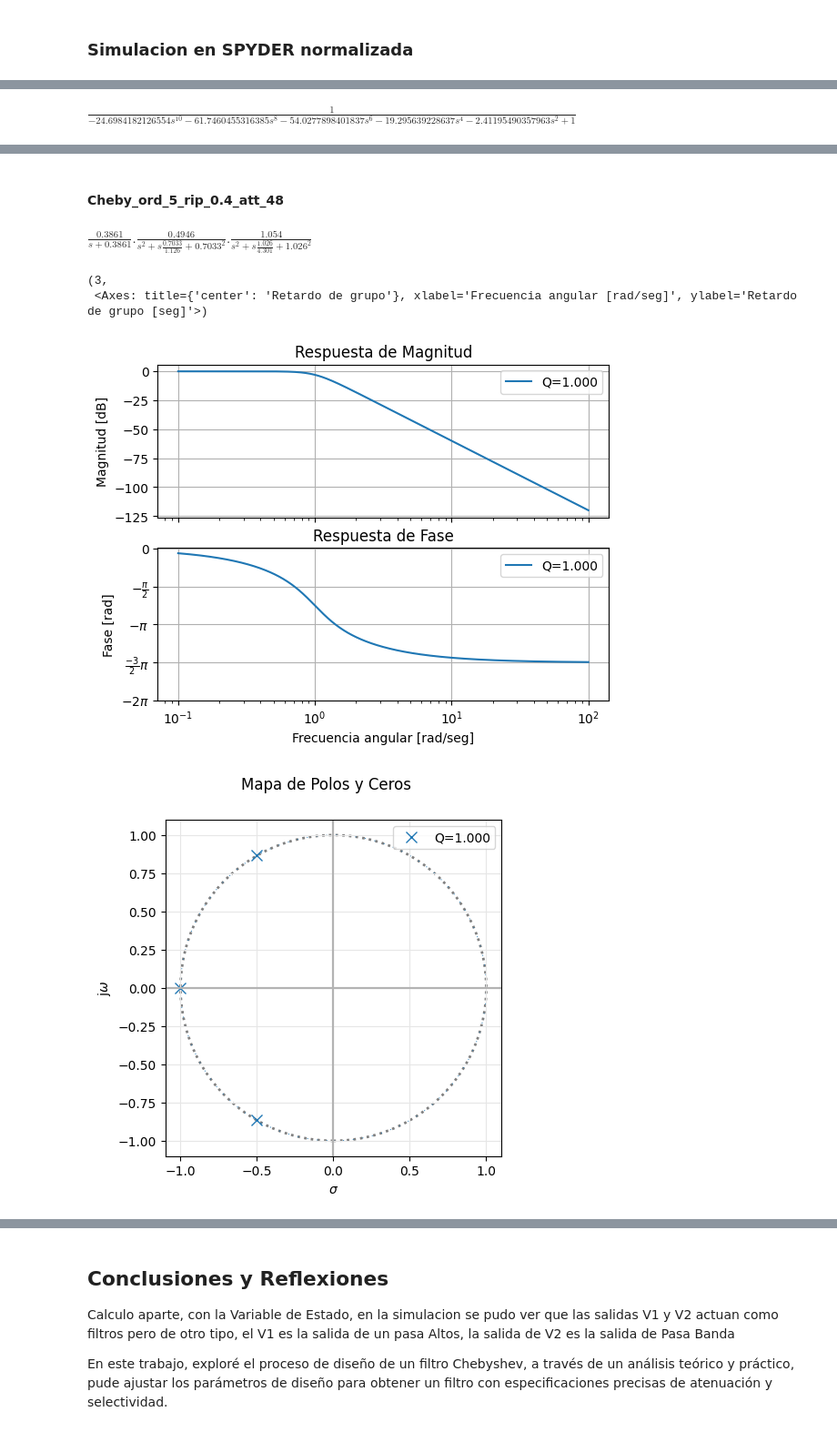
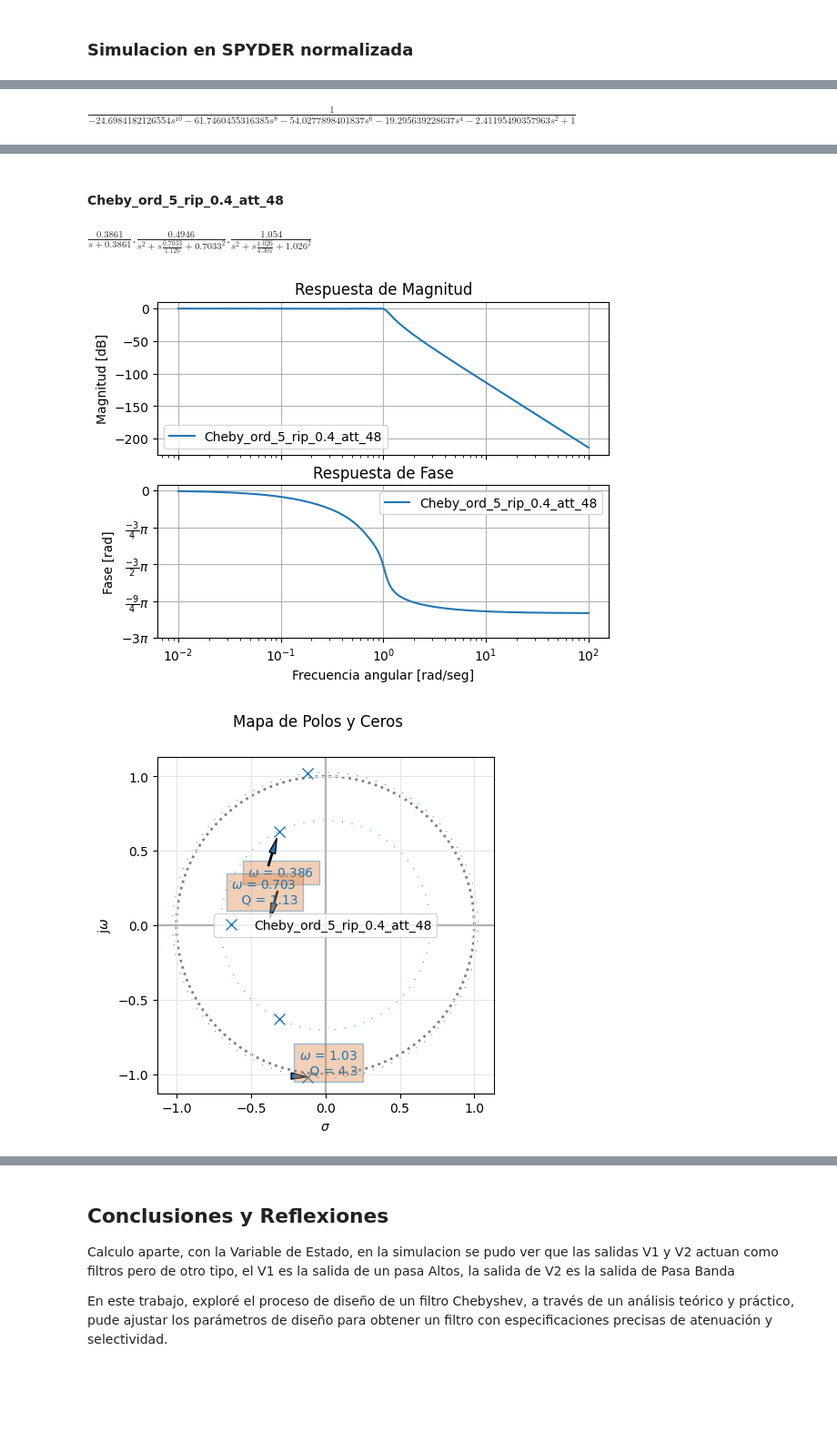
Before and after one commit to RelozRicardo/Trabajo_Semanal_4, a Jupyter notebook: TSemanal.ipynb, the cells around one changed output, grey strips where cells are left out. Shown at 91% size. Drawn from its saved outputs; the diff is of its cells as text; code cells hidden in the pictures; blank space fills up the shorter version.

```diff
--- a/TSemanal.ipynb
+++ b/TSemanal.ipynb
@@ -167,63 +167,32 @@ this_label = this_aprox + '_ord_' + str(nn) + '_rip_' + str(alfa_max) + '_att_'
 sos_cheb = tf2sos_analog(num_cheb, den_cheb)
 
 filter_names.append(this_label)
 all_sys.append(sig.TransferFunction(num_cheb, den_cheb))
 
 analyze_sys( all_sys, filter_names )
 
 print_subtitle(this_label)
 # factorizamos en SOS's
 pretty_print_SOS(sos_cheb, mode='omegayq')
-
-
-
-#!/usr/bin/env python3
-# -*- coding: utf-8 -*-
-
-# Librerías externas NumPy, SciPy y Matplotlib
-from scipy.signal import TransferFunction
-import matplotlib.pyplot as plt
-import numpy as np
-
-
-# Librería de TC2, esta la vas a usar mucho
-from pytc2.sistemas_lineales import pzmap, GroupDelay, bodePlot
-
-w0 = 1
-qq1 = 1
-
-
-my_tf = TransferFunction( [1], [1 , 2 , 2 , 1] )
-
-
-plt.close('all')
-
-bodePlot(my_tf, fig_id=1, filter_description = 'Q={:3.3f}'.format(qq1) )
-
-pzmap(my_tf, fig_id=2, filter_description = 'Q={:3.3f}'.format(qq1)) #S plane pole/zero plot
-
-GroupDelay(my_tf, fig_id=3, filter_description = 'Q={:3.3f}'.format(qq1))
 # %% [output]
 nn 2 - alfa_min_butter 9.452092 - alfa_min_cheby 14.606303
 nn 3 - alfa_min_butter 18.532881 - alfa_min_cheby 29.761586
 nn 4 - alfa_min_butter 28.020848 - alfa_min_cheby 45.067943
 16*w**5 - 20*w**3 + 5*w
 $\displaystyle 16 w^{5} - 20 w^{3} + 5 w$
 1/(24.6984182126554*w**10 - 61.7460455316385*w**8 + 54.0277898401837*w**6 - 19.295639228637*w**4 + 2.41195490357963*w**2 + 1)
 1/(-24.6984182126554*s**10 - 61.7460455316385*s**8 - 54.0277898401837*s**6 - 19.295639228637*s**4 - 2.41195490357963*s**2 + 1)
 $\displaystyle \frac{1}{- 24.6984182126554 s^{10} - 61.7460455316385 s^{8} - 54.0277898401837 s^{6} - 19.295639228637 s^{4} - 2.41195490357963 s^{2} + 1}$
 [-24.69841821  -0.         -61.74604553  -0.         -54.02778984
   -0.         -19.29563923  -0.          -2.4119549   -0.
    1.        ]
 [ 0.11932228+1.01949544j  0.11932228-1.01949544j -0.11932228+1.01949544j
  -0.11932228-1.01949544j  0.31238979+0.63008283j  0.31238979-0.63008283j
  -0.31238979+0.63008283j -0.31238979-0.63008283j -0.38613502+0.j
   0.38613502+0.j        ]
 [-0.11932228+1.01949544j -0.11932228-1.01949544j -0.31238979+0.63008283j
  -0.31238979-0.63008283j -0.38613502+0.j        ]
 #### Cheby_ord_5_rip_0.4_att_48
 $\displaystyle   \frac{0.3861 }{s + 0.3861 } . \frac{0.4946 }{s^2 + s \frac{0.7033}{1.126} + 0.7033^2} . \frac{1.054 }{s^2 + s \frac{1.026}{4.301} + 1.026^2}$
-(3,
- <Axes: title={'center': 'Retardo de grupo'}, xlabel='Frecuencia angular [rad/seg]', ylabel='Retardo de grupo [seg]'>)
-[figure, old version]
+[figure, new version]
-[figure, old version]
+[figure, new version]
```
Also changed, not shown: parts of 1 cell of this notebook.
